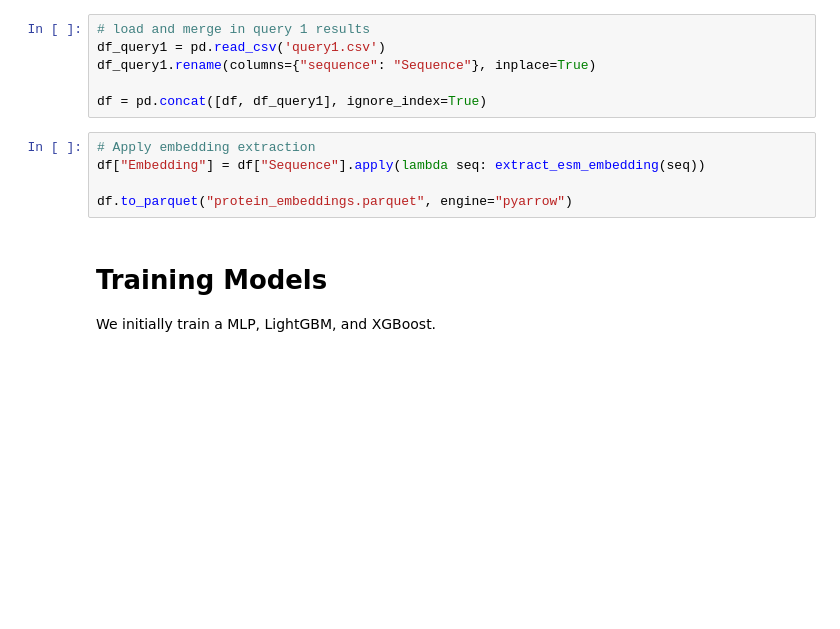
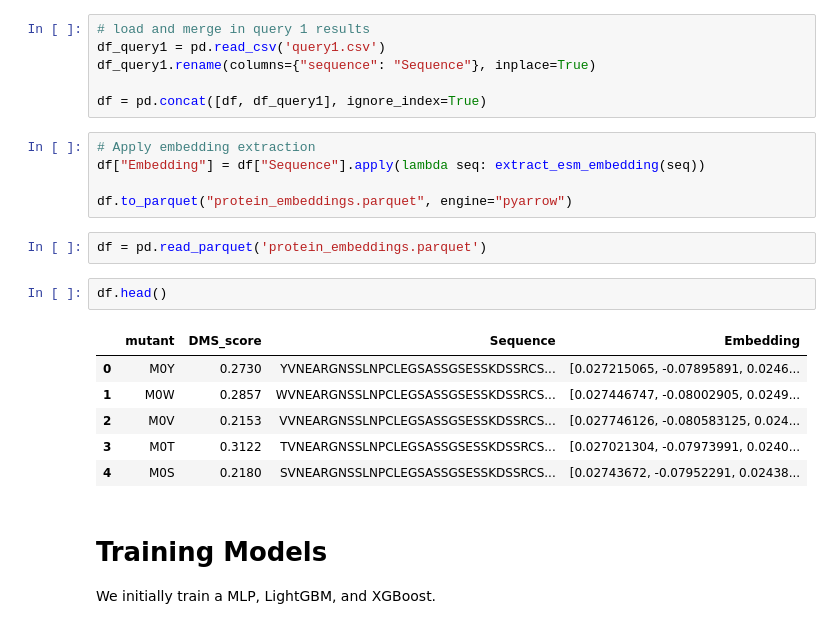
Before and after one commit to radroof22/cse-7850-combio-hackathon, a Jupyter notebook: exp.ipynb, the cells around one changed output. Saved outputs shown, nothing was run; the diff lists cells and outputs as text; blank space fills up the shorter version.

```diff
--- a/exp.ipynb
+++ b/exp.ipynb
@@ -55,6 +63,17 @@ df = pd.concat([df, df_query1], ignore_index=True)
 df["Embedding"] = df["Sequence"].apply(lambda seq: extract_esm_embedding(seq))
 
 df.to_parquet("protein_embeddings.parquet", engine="pyarrow")
+# %%
+df = pd.read_parquet('protein_embeddings.parquet')
+# %%
+df.head()
+# %% [output]
+|  | mutant | DMS_score | Sequence | Embedding |
+| 0 | M0Y | 0.2730 | YVNEARGNSSLNPCLEGSASSGSESSKDSSRCS... | [0.027215065, -0.07895891, 0.0246... |
+| 1 | M0W | 0.2857 | WVNEARGNSSLNPCLEGSASSGSESSKDSSRCS... | [0.027446747, -0.08002905, 0.0249... |
+| 2 | M0V | 0.2153 | VVNEARGNSSLNPCLEGSASSGSESSKDSSRCS... | [0.027746126, -0.080583125, 0.024... |
+| 3 | M0T | 0.3122 | TVNEARGNSSLNPCLEGSASSGSESSKDSSRCS... | [0.027021304, -0.07973991, 0.0240... |
+| 4 | M0S | 0.2180 | SVNEARGNSSLNPCLEGSASSGSESSKDSSRCS... | [0.02743672, -0.07952291, 0.02438... |
 # %% [markdown]
 # Training Models
 We initially train a MLP, LightGBM, and XGBoost.
```
Also changed, not shown: parts of 12 cells of this notebook, 4 other files.
